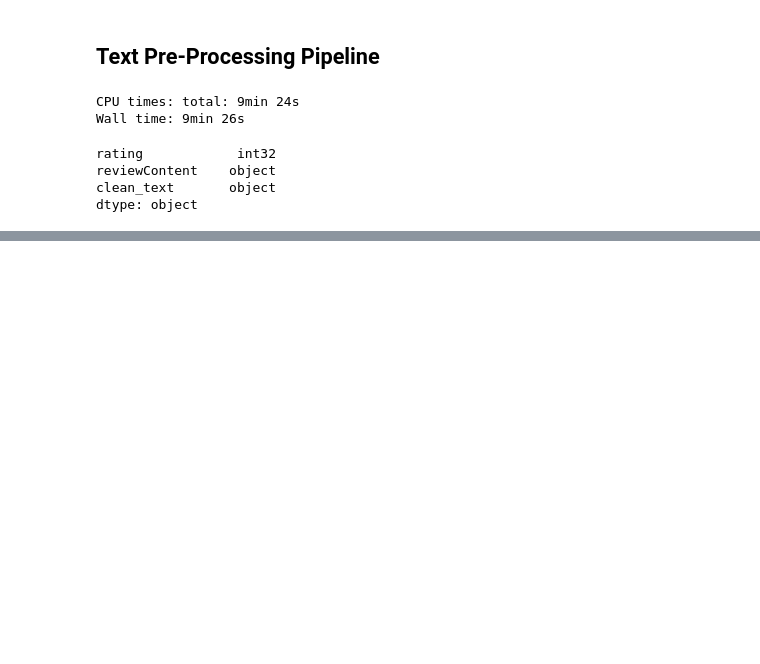
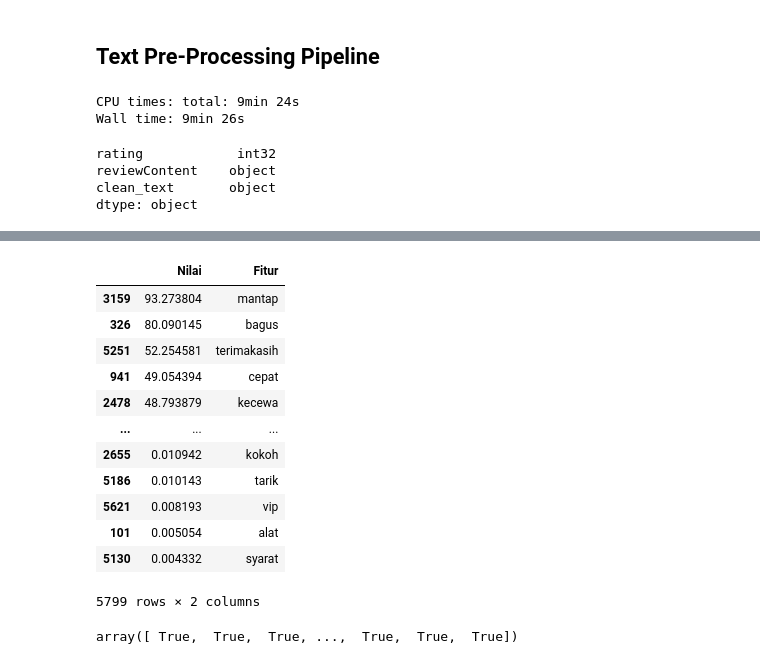
Before and after one commit to habibsatya/nlp-excercise, a Jupyter notebook: nlp.ipynb, the cells around one changed output, grey strips where cells are left out. Saved outputs shown, nothing was run; the diff lists cells and outputs as text; code cells hidden in the pictures; blank space fills up the shorter version.

```diff
--- a/nlp.ipynb
+++ b/nlp.ipynb
@@ -286,0 +416,21 @@ data.to_csv('clean_data.csv')
+# %%
+Data.sort_values(by='Nilai', ascending=False)
+# %% [output]
+|  | Nilai | Fitur |
+| 3159 | 93.273804 | mantap |
+| 326 | 80.090145 | bagus |
+| 5251 | 52.254581 | terimakasih |
+| 941 | 49.054394 | cepat |
+| 2478 | 48.793879 | kecewa |
+| ... | ... | ... |
+| 2655 | 0.010942 | kokoh |
+| 5186 | 0.010143 | tarik |
+| 5621 | 0.008193 | vip |
+| 101 | 0.005054 | alat |
+| 5130 | 0.004332 | syarat |
+5799 rows × 2 columns
+# %%
+mask = chi2_features.get_support()
+mask
+# %% [output]
+array([ True,  True,  True, ...,  True,  True,  True])
```
Also changed, not shown: parts of 18 cells of this notebook, 2 other files.
